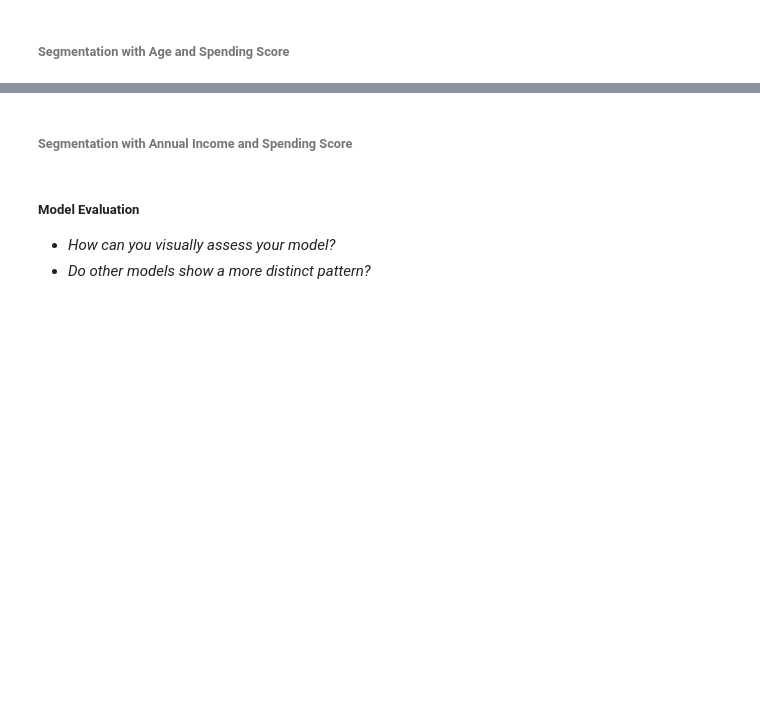
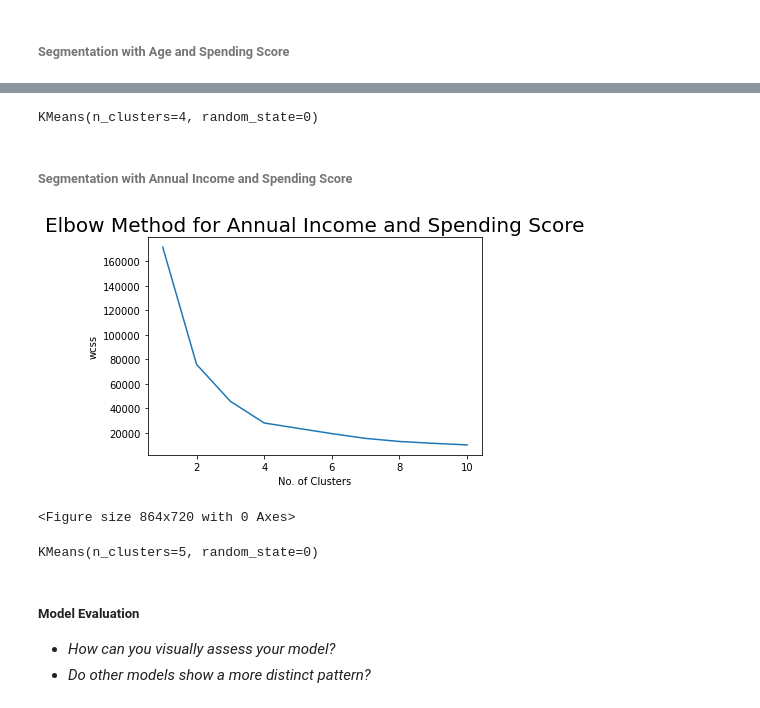
Before and after one commit to hybrezz54/data-science, a Jupyter notebook: intro-to-ml-unsupervised_key.ipynb, the cells around one changed output, grey strips where cells are left out. Saved outputs shown, nothing was run; the diff lists cells and outputs as text; code cells hidden in the pictures; blank space fills up the shorter version.

```diff
--- a/intro-to-ml-unsupervised_key.ipynb
+++ b/intro-to-ml-unsupervised_key.ipynb
@@ -136,13 +190,26 @@ plt.show()
+# %%
+# fit and train model
+age_score_model = KMeans(n_clusters = 4, init='k-means++', n_init = 10, max_iter=300, random_state = 0)
+age_score_model.fit(x)
+# %% [output]
+KMeans(n_clusters=4, random_state=0)
 # %% [markdown]
 ###### Segmentation with Annual Income and Spending Score
 # %%
 x2 = customers[['Annual Income (k$)', 'Spending Score (1-100)']].values
 
 # elbow method
-# HERE
+wcss = []
+for i in range(1, 11):
+    km = KMeans(n_clusters = i, init = 'k-means++', max_iter = 300, n_init = 10, random_state = 0)
+    km.fit(x2)
+    wcss.append(km.inertia_)
 
 plt.plot(range(1, 11), wcss)
 plt.title('Elbow Method for Annual Income and Spending Score', fontsize = 20)
 plt.xlabel('No. of Clusters')
 plt.ylabel('wcss')
 plt.show()
+# %% [output]
+[figure, added]
+<Figure size 864x720 with 0 Axes>
@@ -152,3 +216,9 @@ plt.show()
+# %%
+# fit and train model
+income_score_model = KMeans(n_clusters = 5, init='k-means++', n_init = 10, max_iter=300, random_state = 0)
+income_score_model.fit(x2)
+# %% [output]
+KMeans(n_clusters=5, random_state=0)
 # %% [markdown]
 ##### Model Evaluation
 
```
Also changed, not shown: parts of 15 cells of this notebook.
